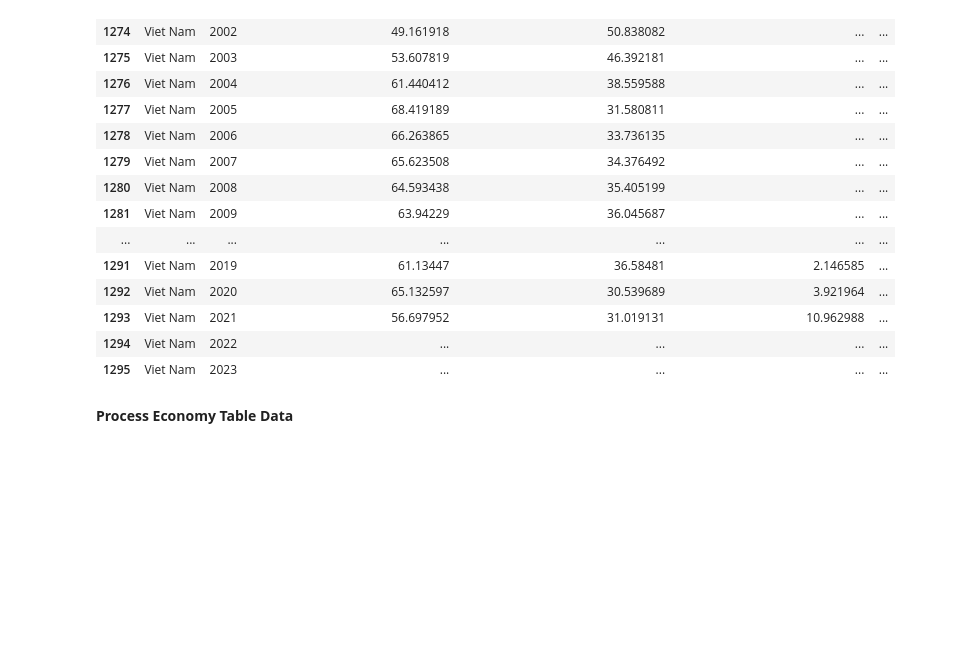
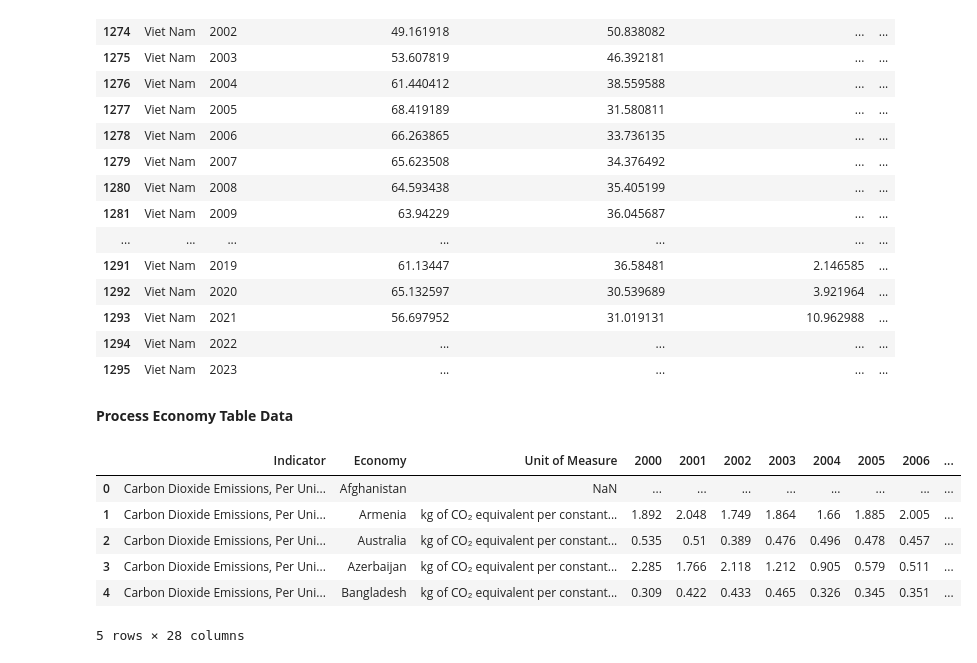
Before and after one commit to giakhang1906/Economic-Capstone, a Jupyter notebook: Data_Processing.ipynb, the cells around one changed output. Drawn from its saved outputs; the diff is of its cells as text; code cells hidden in the pictures; blank space fills up the shorter version.

```diff
--- a/Data_Processing.ipynb
+++ b/Data_Processing.ipynb
@@ -652,0 +691,10 @@ df_electricity[df_electricity['Country'] == 'Viet Nam']
+# %%
+emission.head()
+# %% [output]
+|  | Indicator | Economy | Unit of Measure | 2000 | 2001 | 2002 | 2003 | 2004 | 2005 | 2006 | ... |
+| 0 | Carbon Dioxide Emissions, Per Uni... | Afghanistan | NaN | ... | ... | ... | ... | ... | ... | ... | ... |
+| 1 | Carbon Dioxide Emissions, Per Uni... | Armenia | kg of CO₂ equivalent per constant... | 1.892 | 2.048 | 1.749 | 1.864 | 1.66 | 1.885 | 2.005 | ... |
+| 2 | Carbon Dioxide Emissions, Per Uni... | Australia | kg of CO₂ equivalent per constant... | 0.535 | 0.51 | 0.389 | 0.476 | 0.496 | 0.478 | 0.457 | ... |
+| 3 | Carbon Dioxide Emissions, Per Uni... | Azerbaijan | kg of CO₂ equivalent per constant... | 2.285 | 1.766 | 2.118 | 1.212 | 0.905 | 0.579 | 0.511 | ... |
+| 4 | Carbon Dioxide Emissions, Per Uni... | Bangladesh | kg of CO₂ equivalent per constant... | 0.309 | 0.422 | 0.433 | 0.465 | 0.326 | 0.345 | 0.351 | ... |
+5 rows × 28 columns
```
Also changed, not shown: parts of 19 cells of this notebook.
